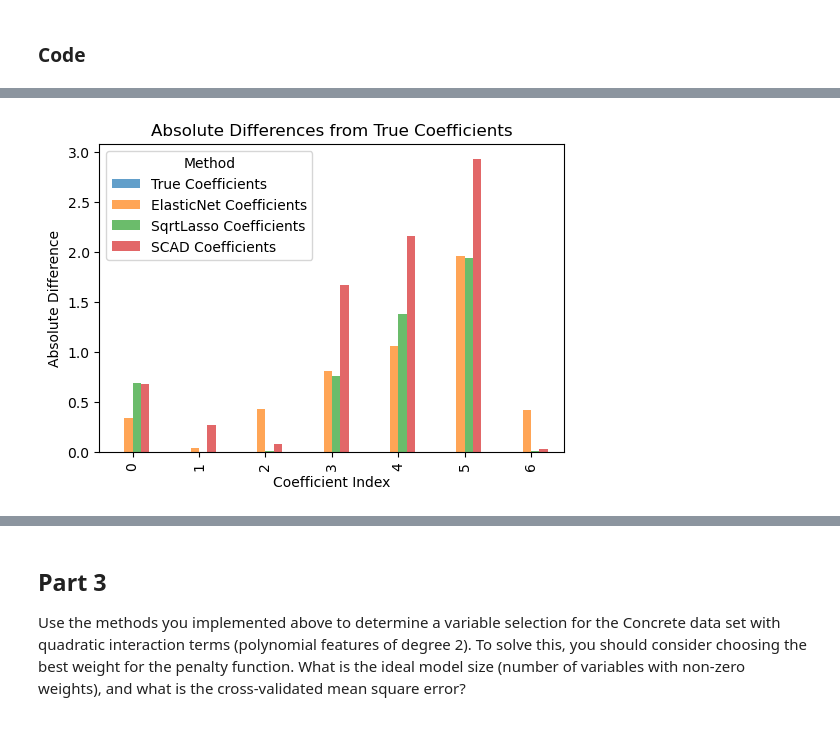
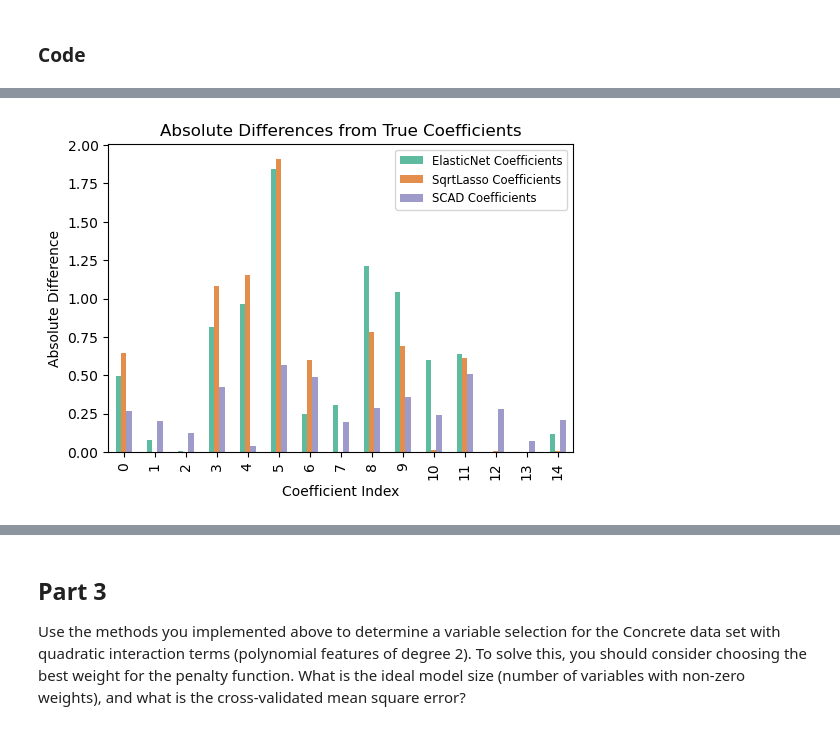
Before and after one commit to MaryEDeignan/Capstone, a Jupyter notebook: HW3/Homework_3.ipynb, the cells around one changed output, grey strips where cells are left out. Saved outputs shown, nothing was run; the diff lists cells and outputs as text; code cells hidden in the pictures.

```diff
--- a/HW3/Homework_3.ipynb
+++ b/HW3/Homework_3.ipynb
@@ -122,7 +122,7 @@ def make_correlated_features(num_samples,p,rho):
   return x
 
 rho =0.9 # correlation
-p = 7 # number of features
+p = 15 # number of features
 n = 200 # number of samples
 vcor = []
 for i in range(p):
@@ -131,8 +131,11 @@ for i in range(p):
 
 x = make_correlated_features(n,p,rho)
 # %%
-beta =np.array([-1,0,0,2,2,-3])
-beta = beta.reshape(-1,1)
+beta =np.array([-1,0,0,2,2,-3,-1,0,4,3]) # setting true coefficients for model
+beta = beta.reshape(-1,1) # reshaping to be column vector
+
+# filling the rest of betas with zeros so there is a coefficient for each feature (we have 15 features and only set 10 coefficients)
 betastar = np.concatenate([beta,np.repeat(0,p-len(beta)).reshape(-1,1)],axis=0)
+# finding y variable with added noise
 y = x@betastar + 1.5*np.random.normal(size=(n,1))
 # %%
@@ -143,4 +145,6 @@ y_tensor_scad = torch.tensor(y, dtype=torch.float64).flatten()
 # %%
+# initializes and fits the model to the training data,then retrieves and flattens the learned coefficients into a numpy array
+
 elastic_net = EN.ElasticNet(input_size=p, alpha=0.1, l1_ratio=0.5)
 elastic_net.fit(x_tensor, y_tensor)
 learned_coefficients_el = elastic_net.get_coefficients().detach().numpy().flatten()
@@ -149,7 +153,7 @@ sqrt_lasso = SQRT.SqrtLasso(input_size=p, alpha = .1)
 sqrt_lasso.fit(x_tensor, y_tensor)
 learned_coefficients_sl = sqrt_lasso.get_coefficients().detach().numpy().flatten()
 
-scad_model = SCAD.SCADLinearRegression(input_size=p, lambda_val=.01, a_val=2.5)
-scad_model.fit(x_tensor, y_tensor, num_epochs=1000, learning_rate=.001)
+scad_model = SCAD.SCADLinearRegression(input_size=p, lambda_val=.01, a_val=2.0)
+scad_model.fit(x_tensor, y_tensor, num_epochs=1000, learning_rate=.01)
 learned_coefficients_scad = scad_model.get_coefficients().detach().numpy().flatten()
 # %% [output]
@@ -196,11 +206,14 @@ df
 # %%
-# Calculate absolute differences
+# creating plot to easily see the absolute differences from the true coefficient for each model
 abs_diff = df.sub(df["True Coefficients"], axis=0).abs()
-abs_diff.plot(kind='bar', figsize=(6, 4), alpha=0.7)
+color_scheme = plt.get_cmap('Dark2')
+abs_diff.drop(columns=["True Coefficients"]).plot(kind='bar', figsize=(6, 4), alpha=0.7, color = color_scheme.colors)
 plt.title("Absolute Differences from True Coefficients")
 plt.ylabel("Absolute Difference")
 plt.xlabel("Coefficient Index")
-plt.legend(title="Method")
+plt.legend(fontsize='small')
+
+#plt.savefig('absolute_differences.png', dpi=300, bbox_inches='tight')
 plt.show()
 # %% [output]
-[figure, old version]
+[figure, new version]
```
Also changed, not shown: parts of 7 cells of this notebook, 6 other files.
